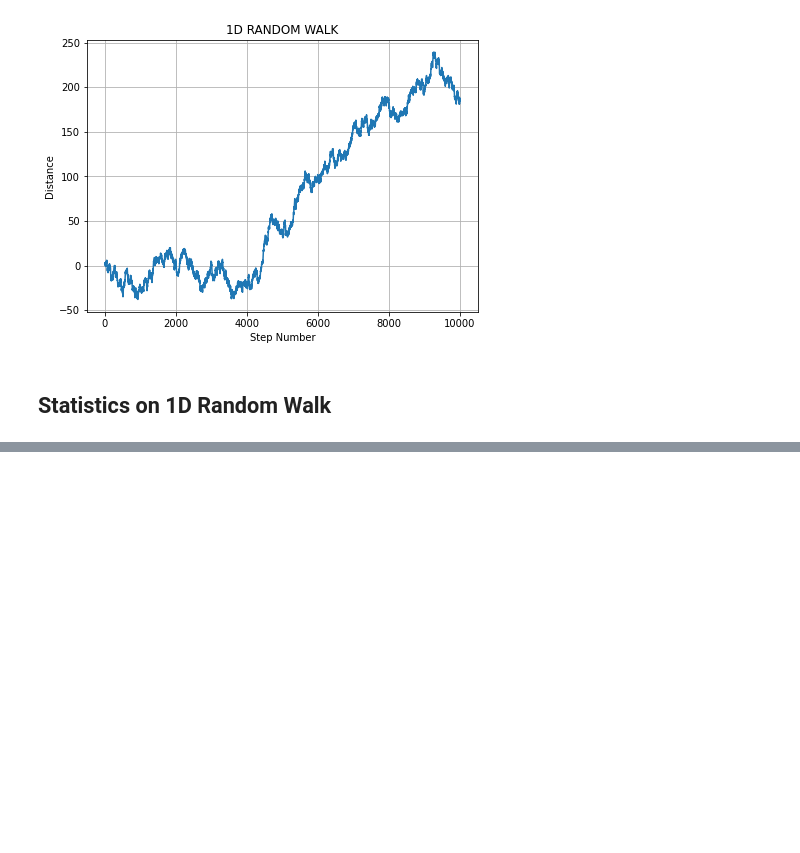
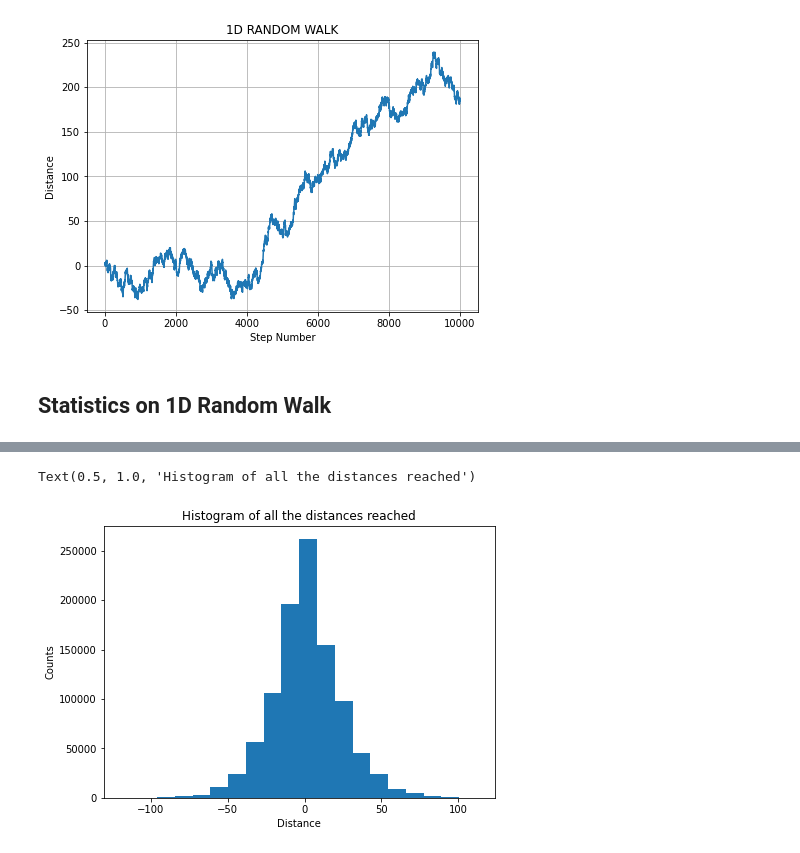
Before and after one commit to PaoloSalomone/LAB, a Jupyter notebook: 3b.ipynb, the cells around one changed output, grey strips where cells are left out. Cells and saved outputs as stored; diff of their text form; code cells hidden in the pictures; blank space fills up the shorter version.

```diff
--- a/3b.ipynb
+++ b/3b.ipynb
@@ -56,0 +58,8 @@ Max distance = 115 , reached by walker # 964
+# %%
+plt.hist(all_dist,bins=20)
+plt.xlabel('Distance')
+plt.ylabel('Counts')
+plt.title('Histogram of all the distances reached')
+# %% [output]
+Text(0.5, 1.0, 'Histogram of all the distances reached')
+[figure, added]
```
Also changed, not shown: parts of 1 cell of this notebook.
